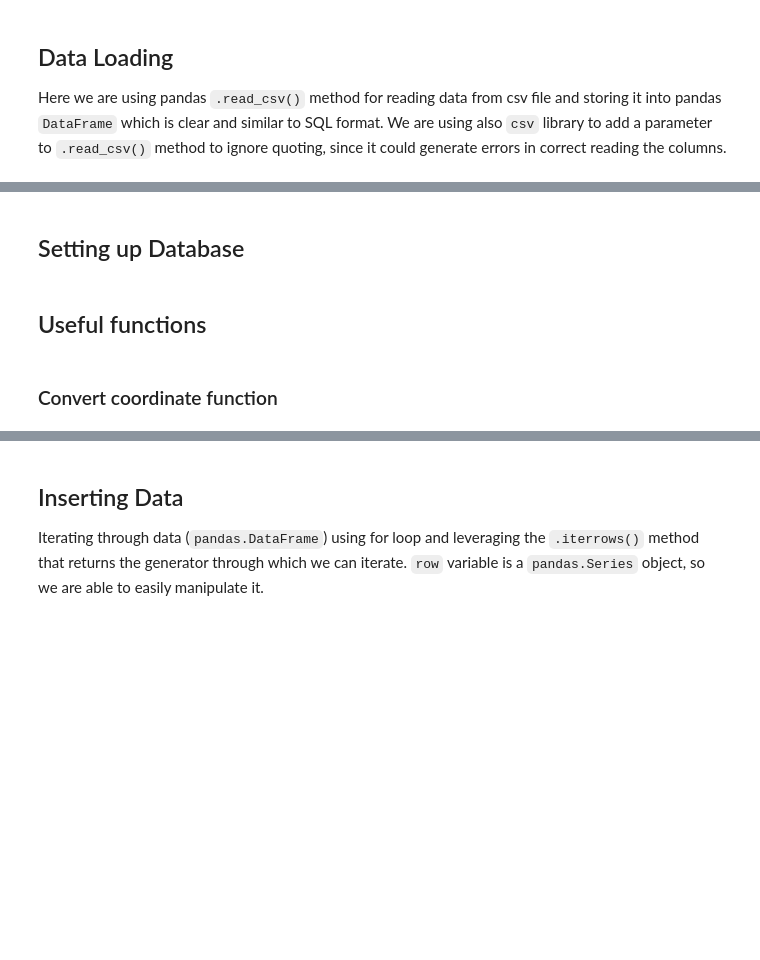
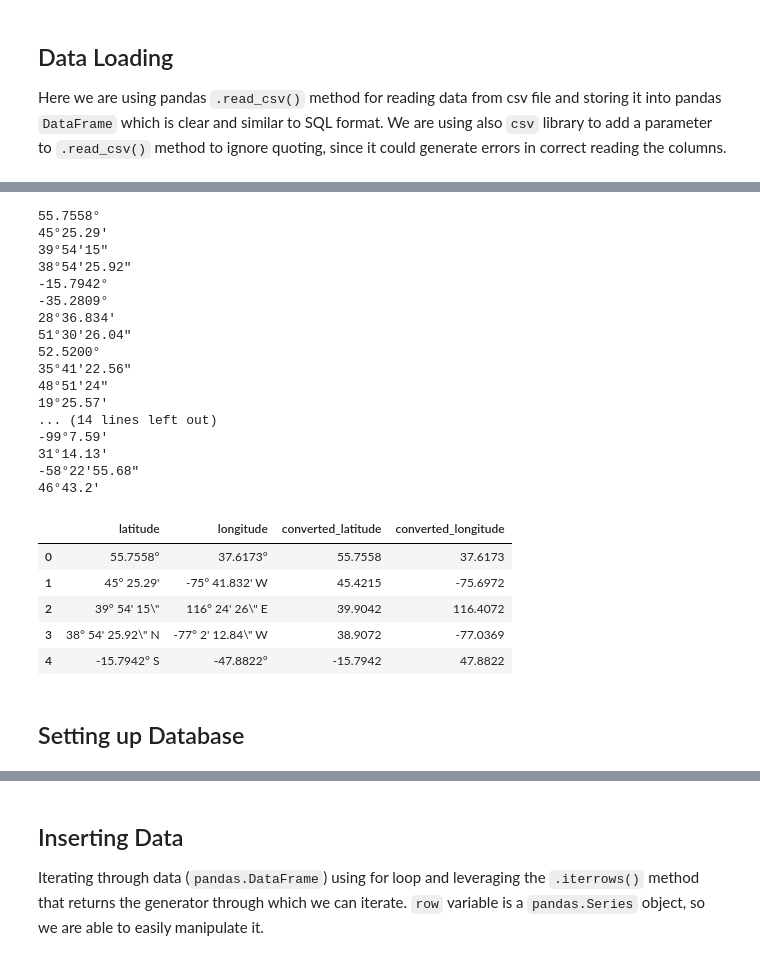
Before and after one commit to mweglowski/geo_circuit_calculation, a Jupyter notebook: main.ipynb, the cells around one changed output, grey strips where cells are left out. Saved outputs shown, nothing was run; the diff lists cells and outputs as text; code cells hidden in the pictures; blank space fills up the shorter version.

```diff
--- a/main.ipynb
+++ b/main.ipynb
@@ -30,3 +173,34 @@ data.head(3)
+# %%
+# Converting latitude as well as longitude into the same format (degree with decimal points) and creating new columns for the converted values
+data['converted_latitude'] = data['latitude'].apply(convert_coordinate)
+data['converted_longitude'] = data['longitude'].apply(convert_coordinate)
+
+# # Printing the first 3 rows after above operations
+data.head()[['latitude', 'longitude', 'converted_latitude', 'converted_longitude']]
+# %% [output]
+55.7558°
+45°25.29'
+39°54'15"
+38°54'25.92"
+-15.7942°
+-35.2809°
+28°36.834'
+51°30'26.04"
+52.5200°
+35°41'22.56"
+48°51'24"
+19°25.57'
+... (14 lines left out)
+-99°7.59'
+31°14.13'
+-58°22'55.68"
+46°43.2'
+|  | latitude | longitude | converted_latitude | converted_longitude |
+| 0 | 55.7558° | 37.6173° | 55.7558 | 37.6173 |
+| 1 | 45° 25.29' | -75° 41.832' W | 45.4215 | -75.6972 |
+| 2 | 39° 54' 15\" | 116° 24' 26\" E | 39.9042 | 116.4072 |
+| 3 | 38° 54' 25.92\" N | -77° 2' 12.84\" W | 38.9072 | -77.0369 |
+| 4 | -15.7942° S | -47.8822° | -15.7942 | 47.8822 |
 # %% [markdown]
 ## Setting up Database
 # %%
@@ -62,7 +236,3 @@ cursor.execute(create_query)
 
 # Commiting changes
 conn.commit()
-# %% [markdown]
-## Useful functions
-# %% [markdown]
-### Convert coordinate function
```
Also changed, not shown: parts of 20 cells of this notebook, 2 other files.
